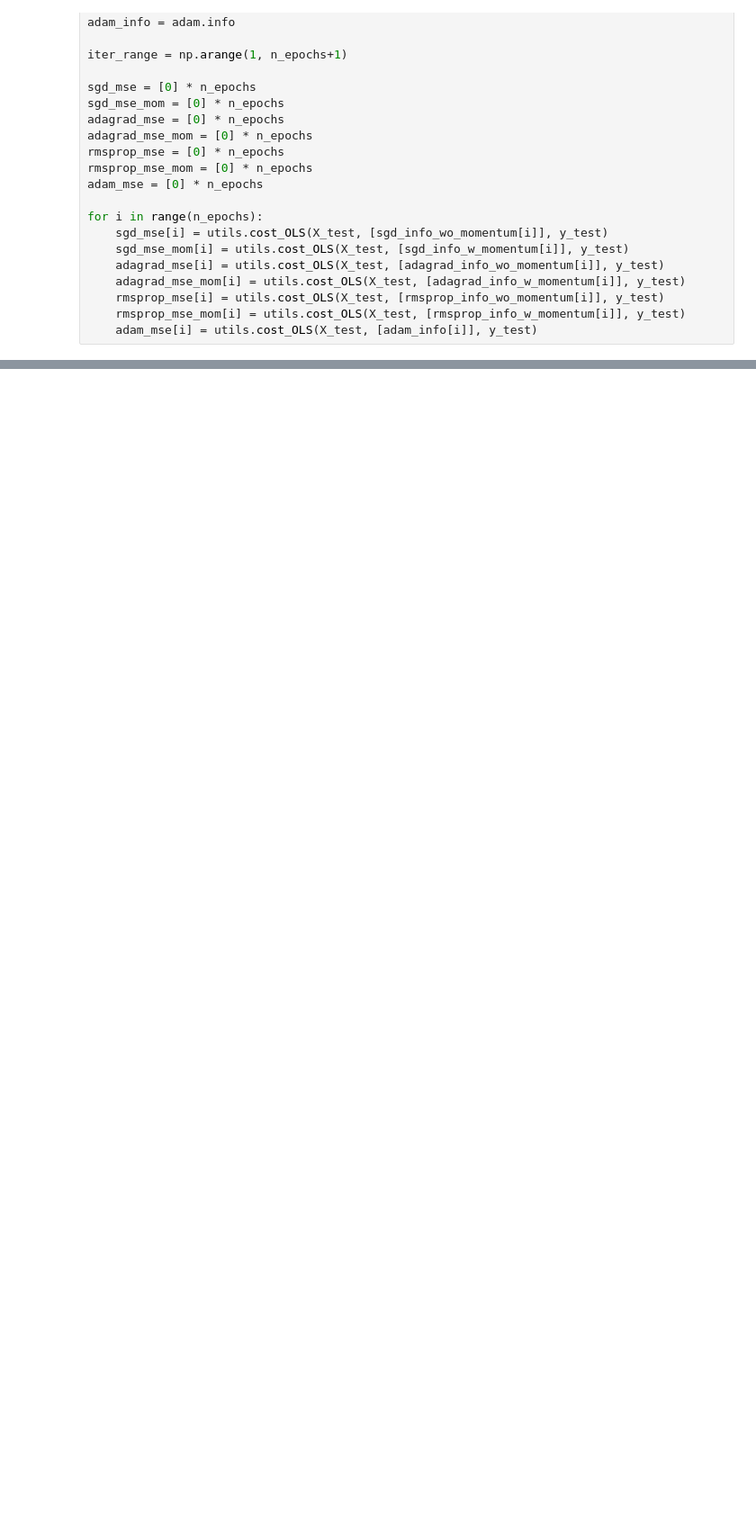
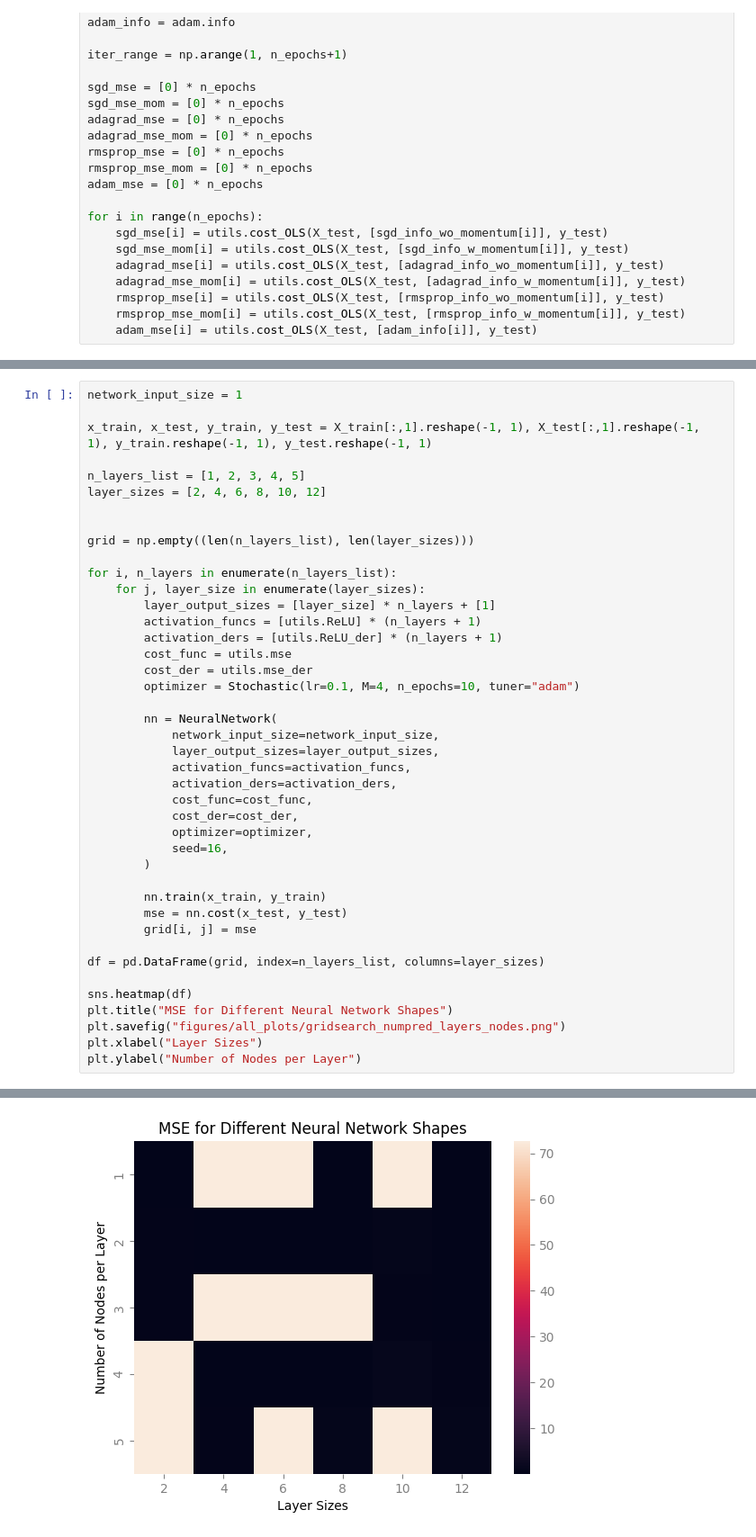
Before and after one commit to emmastorberg/FYS-STK4155_Project2, a Jupyter notebook: plots.ipynb, the cells around one changed output, grey strips where cells are left out. Shown at 90% size. Cells and saved outputs as stored; diff of their text form; blank space fills up the shorter version.

Commit message:
add gridsearch num layers and num nodes per layer

```diff
--- a/plots.ipynb
+++ b/plots.ipynb
@@ -236,0 +237,43 @@ plt.savefig("figures/all_plots/gridsearch_ridge.png")
+# %%
+network_input_size = 1
+
+x_train, x_test, y_train, y_test = X_train[:,1].reshape(-1, 1), X_test[:,1].reshape(-1, 1), y_train.reshape(-1, 1), y_test.reshape(-1, 1)
+
+n_layers_list = [1, 2, 3, 4, 5]
+layer_sizes = [2, 4, 6, 8, 10, 12]
+
+
+grid = np.empty((len(n_layers_list), len(layer_sizes)))
+
+for i, n_layers in enumerate(n_layers_list):
+    for j, layer_size in enumerate(layer_sizes):
+        layer_output_sizes = [layer_size] * n_layers + [1]
+        activation_funcs = [utils.ReLU] * (n_layers + 1)
+        activation_ders = [utils.ReLU_der] * (n_layers + 1)
+        cost_func = utils.mse
+        cost_der = utils.mse_der
+        optimizer = Stochastic(lr=0.1, M=4, n_epochs=10, tuner="adam")
+
+        nn = NeuralNetwork(
+            network_input_size=network_input_size,
+            layer_output_sizes=layer_output_sizes,
+            activation_funcs=activation_funcs,
+            activation_ders=activation_ders,
+            cost_func=cost_func,
+            cost_der=cost_der,
+            optimizer=optimizer,
+            seed=16,
+        )
+
+        nn.train(x_train, y_train)
+        mse = nn.cost(x_test, y_test)
+        grid[i, j] = mse
+
+df = pd.DataFrame(grid, index=n_layers_list, columns=layer_sizes)
+
+sns.heatmap(df)
+plt.title("MSE for Different Neural Network Shapes")
+plt.savefig("figures/all_plots/gridsearch_numpred_layers_nodes.png")
+plt.xlabel("Layer Sizes")
+plt.ylabel("Number of Nodes per Layer")
+# %% [output]
@@ -236,0 +281 @@ plt.savefig("figures/all_plots/gridsearch_ridge.png")
+[figure, added]
```
Also changed, not shown: parts of 7 cells of this notebook, 1 other file.
